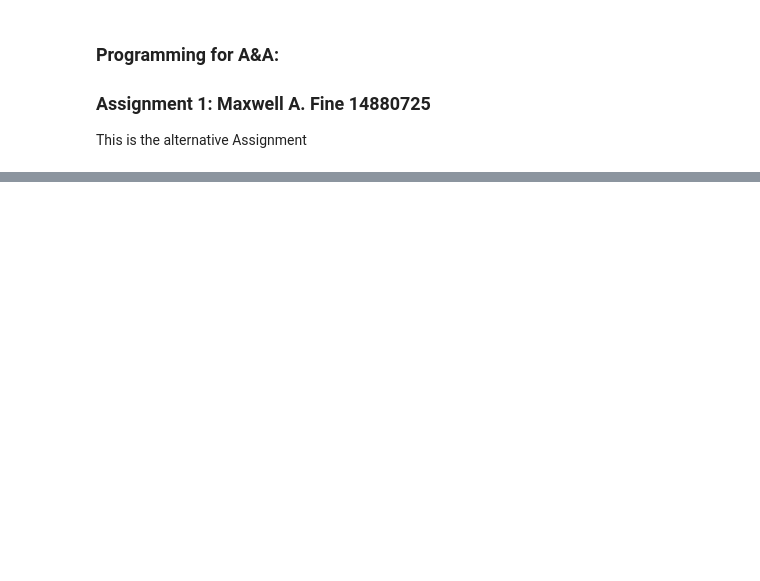
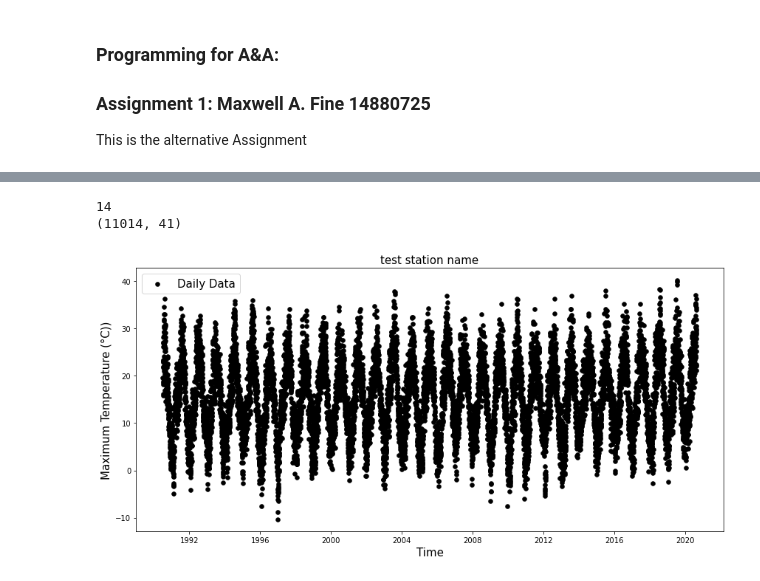
Before and after one commit to afinemax/UvA_Programming_for_Astronomy, a Jupyter notebook: a1/a1.ipynb, the cells around one changed output, grey strips where cells are left out. Drawn from its saved outputs; the diff is of its cells as text; code cells hidden in the pictures; blank space fills up the shorter version.

```diff
--- a/a1/a1.ipynb
+++ b/a1/a1.ipynb
@@ -97,0 +376,15 @@ ls
+# %%
+data_file_csv ='KNMI_20200825.txt'
+
+stn_dict, var_dict = read_header(data_file_csv,)
+
+csv_data = read_data(data_file_csv)
+
+# stn number, date, data
+# need to loop over and collect all the data for a given station
+# how to do
+
+stn_number = 391.
+
+mask = csv_data[csv_data[:,0] == stn_number]
+# max temp = TX
@@ -97,0 +445,37 @@ ls
+# %%
+max_temp_index = var_dict['   TX']
+print(max_temp_index)
+
+# attempt plot
+print(np.shape(mask))
+
+float_dates = mask[:,1]
+# Convert the NumPy array of floats to datetime objects
+date_int = np.array(float_dates, dtype=int)  # Convert floats to strings
+date_strs = np.array(date_int, dtype=str)  # Convert floats to strings
+date_objs = np.array([datetime.strptime(date_str, '%Y%m%d') for date_str in date_strs])
+
+
+
+labels = list(var_dict.keys())
+
+
+
+
+
+#for i in range(41):
+name = 'name'
+i = 14
+plt.figure(figsize=(12,6))
+plt.scatter(date_objs, mask[:, i]/10, label='Daily Data', color='k', linewidth=0.5)
+plt.title('test station name', size=15, )
+plt.ylabel('Maximum Temperature (°C))', size=15,)
+plt.xlabel('Time', size=15)
+plt.legend(fontsize=15)
+plt.tight_layout()
+plt.savefig('name', dpi=300, bbox_inches='tight')
+plt.show()
+# %% [output]
+14
+(11014, 41)
+[figure, added]
```
Also changed, not shown: parts of 25 cells of this notebook.
